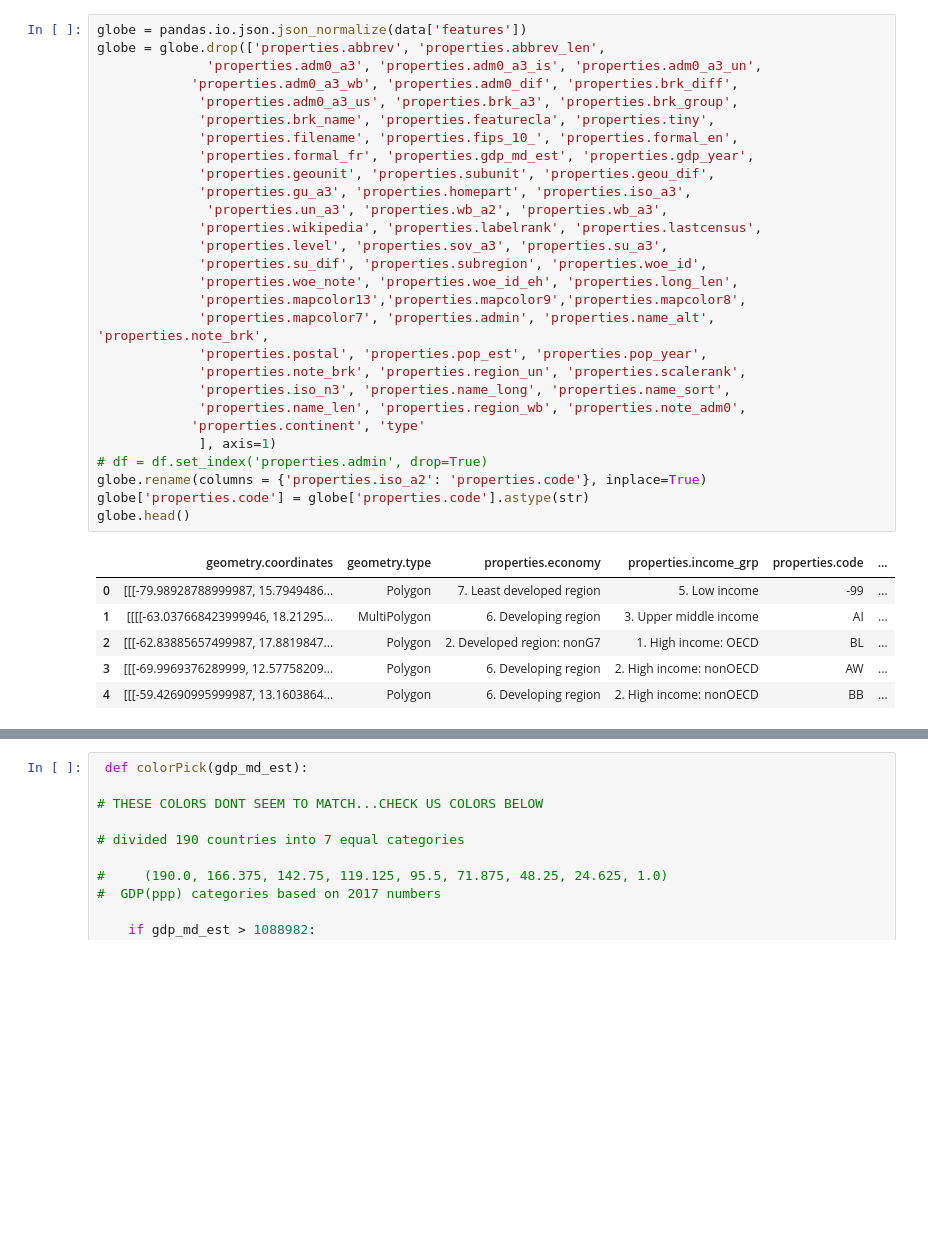
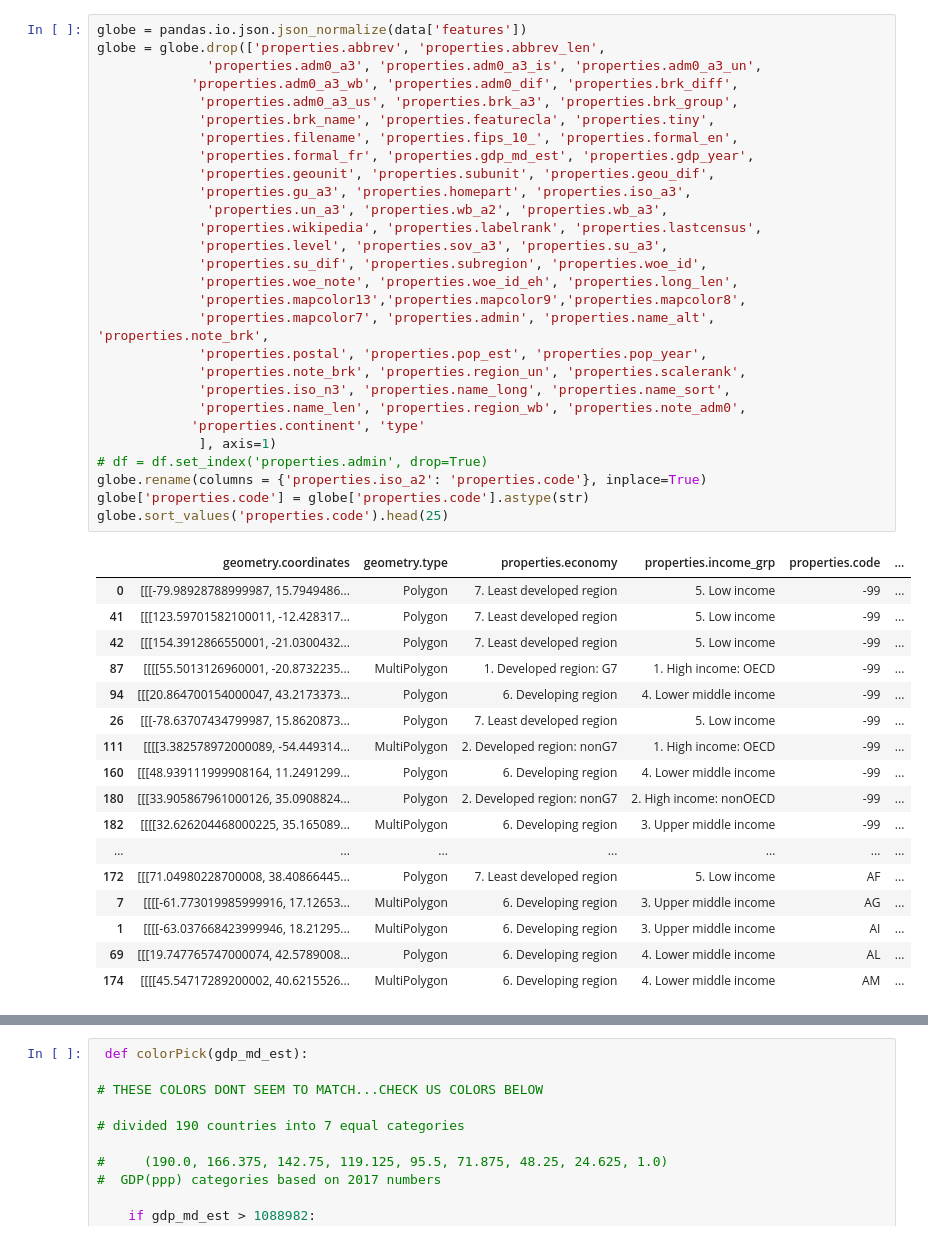
Before and after one commit to benieevelyne/Project2_Neurath, a Jupyter notebook: DataSets/BigMerge.ipynb, the cells around one changed output, grey strips where cells are left out. Drawn from its saved outputs; the diff is of its cells as text; blank space fills up the shorter version.

```diff
--- a/DataSets/BigMerge.ipynb
+++ b/DataSets/BigMerge.ipynb
@@ -24,38 +27,49 @@ globe.head()
 # %%
 globe = pandas.io.json.json_normalize(data['features'])
 globe = globe.drop(['properties.abbrev', 'properties.abbrev_len',
               'properties.adm0_a3', 'properties.adm0_a3_is', 'properties.adm0_a3_un',
             'properties.adm0_a3_wb', 'properties.adm0_dif', 'properties.brk_diff',
              'properties.adm0_a3_us', 'properties.brk_a3', 'properties.brk_group',
              'properties.brk_name', 'properties.featurecla', 'properties.tiny',
              'properties.filename', 'properties.fips_10_', 'properties.formal_en',
              'properties.formal_fr', 'properties.gdp_md_est', 'properties.gdp_year',
              'properties.geounit', 'properties.subunit', 'properties.geou_dif',
              'properties.gu_a3', 'properties.homepart', 'properties.iso_a3',
               'properties.un_a3', 'properties.wb_a2', 'properties.wb_a3',
              'properties.wikipedia', 'properties.labelrank', 'properties.lastcensus',
              'properties.level', 'properties.sov_a3', 'properties.su_a3',
              'properties.su_dif', 'properties.subregion', 'properties.woe_id',
              'properties.woe_note', 'properties.woe_id_eh', 'properties.long_len',
              'properties.mapcolor13','properties.mapcolor9','properties.mapcolor8',
              'properties.mapcolor7', 'properties.admin', 'properties.name_alt', 'properties.note_brk',
              'properties.postal', 'properties.pop_est', 'properties.pop_year',
              'properties.note_brk', 'properties.region_un', 'properties.scalerank',
              'properties.iso_n3', 'properties.name_long', 'properties.name_sort',
              'properties.name_len', 'properties.region_wb', 'properties.note_adm0',
             'properties.continent', 'type'
              ], axis=1)
 # df = df.set_index('properties.admin', drop=True)
 globe.rename(columns = {'properties.iso_a2': 'properties.code'}, inplace=True)
 globe['properties.code'] = globe['properties.code'].astype(str)
-globe.head()
+globe.sort_values('properties.code').head(25)
 # %% [output]
 |  | geometry.coordinates | geometry.type | properties.economy | properties.income_grp | properties.code | ... |
 | 0 | [[[-79.98928788999987, 15.7949486... | Polygon | 7. Least developed region | 5. Low income | -99 | ... |
+| 41 | [[[123.59701582100011, -12.428317... | Polygon | 7. Least developed region | 5. Low income | -99 | ... |
+| 42 | [[[154.3912866550001, -21.0300432... | Polygon | 7. Least developed region | 5. Low income | -99 | ... |
+| 87 | [[[[55.5013126960001, -20.8732235... | MultiPolygon | 1. Developed region: G7 | 1. High income: OECD | -99 | ... |
+| 94 | [[[20.864700154000047, 43.2173373... | Polygon | 6. Developing region | 4. Lower middle income | -99 | ... |
+| 26 | [[[-78.63707434799987, 15.8620873... | Polygon | 7. Least developed region | 5. Low income | -99 | ... |
+| 111 | [[[[3.382578972000089, -54.449314... | MultiPolygon | 2. Developed region: nonG7 | 1. High income: OECD | -99 | ... |
+| 160 | [[[48.939111999908164, 11.2491299... | Polygon | 6. Developing region | 4. Lower middle income | -99 | ... |
+| 180 | [[[33.905867961000126, 35.0908824... | Polygon | 2. Developed region: nonG7 | 2. High income: nonOECD | -99 | ... |
+| 182 | [[[[32.626204468000225, 35.165089... | MultiPolygon | 6. Developing region | 3. Upper middle income | -99 | ... |
+| ... | ... | ... | ... | ... | ... | ... |
+| 172 | [[[71.04980228700008, 38.40866445... | Polygon | 7. Least developed region | 5. Low income | AF | ... |
+| 7 | [[[[-61.773019985999916, 17.12653... | MultiPolygon | 6. Developing region | 3. Upper middle income | AG | ... |
 | 1 | [[[[-63.037668423999946, 18.21295... | MultiPolygon | 6. Developing region | 3. Upper middle income | AI | ... |
-| 2 | [[[-62.83885657499987, 17.8819847... | Polygon | 2. Developed region: nonG7 | 1. High income: OECD | BL | ... |
-| 3 | [[[-69.9969376289999, 12.57758209... | Polygon | 6. Developing region | 2. High income: nonOECD | AW | ... |
-| 4 | [[[-59.42690995999987, 13.1603864... | Polygon | 6. Developing region | 2. High income: nonOECD | BB | ... |
+| 69 | [[[19.747765747000074, 42.5789008... | Polygon | 6. Developing region | 4. Lower middle income | AL | ... |
+| 174 | [[[[45.54717289200002, 40.6215526... | MultiPolygon | 6. Developing region | 4. Lower middle income | AM | ... |
 # %%
 trafficking = pandas.read_csv('trafficking.csv',low_memory=False)
 # trafficking.columns = ['code', 'Year', 'CountryOfExploitation', 'TraffickedGender',
```
Also changed, not shown: parts of 29 cells of this notebook, 10 other files.
